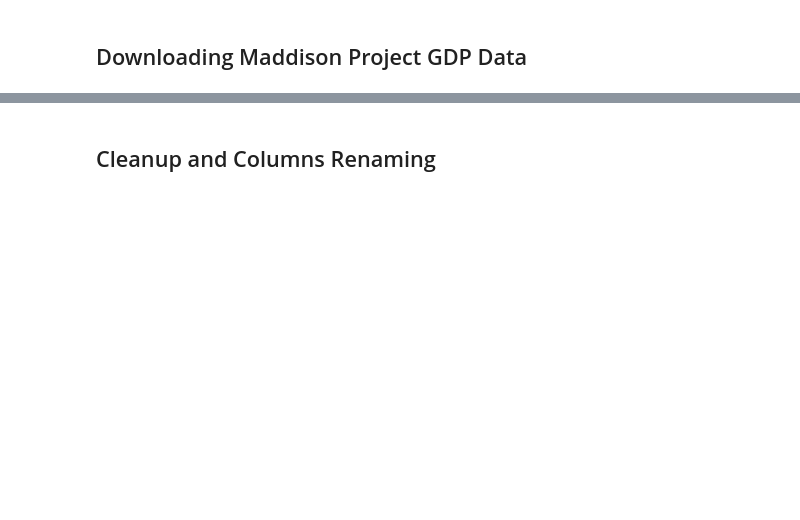
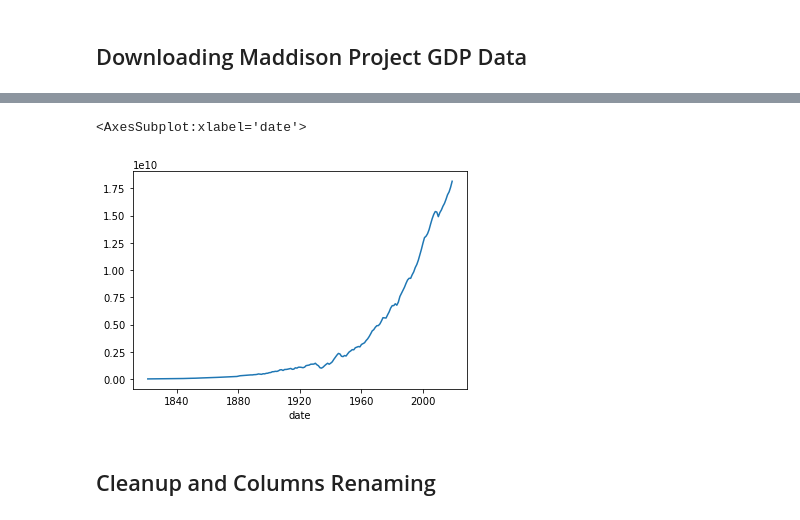
Before and after one commit to vdenoise/portfolio-geek, a Jupyter notebook: posts/tutorials/en/shiller-data-python.ipynb, the cells around one changed output, grey strips where cells are left out. Saved outputs shown, nothing was run; the diff lists cells and outputs as text; code cells hidden in the pictures; blank space fills up the shorter version.

```diff
--- a/posts/tutorials/en/shiller-data-python.ipynb
+++ b/posts/tutorials/en/shiller-data-python.ipynb
@@ -76,3 +143,8 @@ url = "https://www.rug.nl/ggdc/historicaldevelopment/maddison/data/mpd2020.xlsx"
+# %%
+data_gdp[data_gdp.countrycode == "USA"].gdp.plot()
+# %% [output]
+<AxesSubplot:xlabel='date'>
+[figure, added]
 # %% [markdown]
 ## Cleanup and Columns Renaming
 # %%
```
Also changed, not shown: parts of 8 cells of this notebook.
